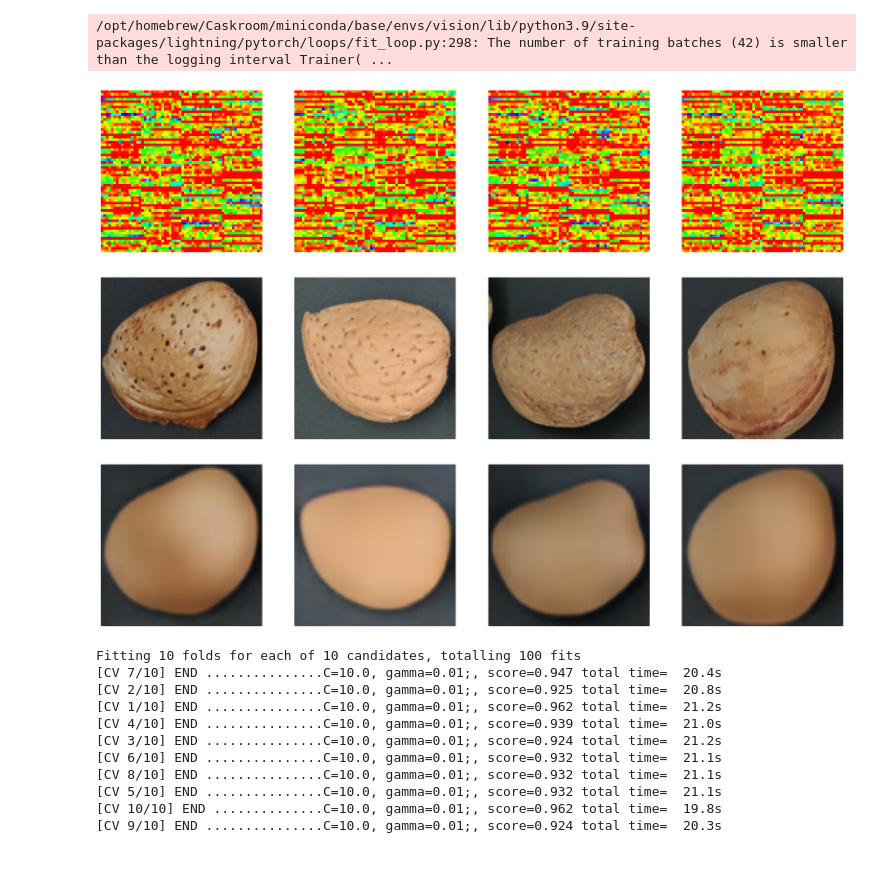
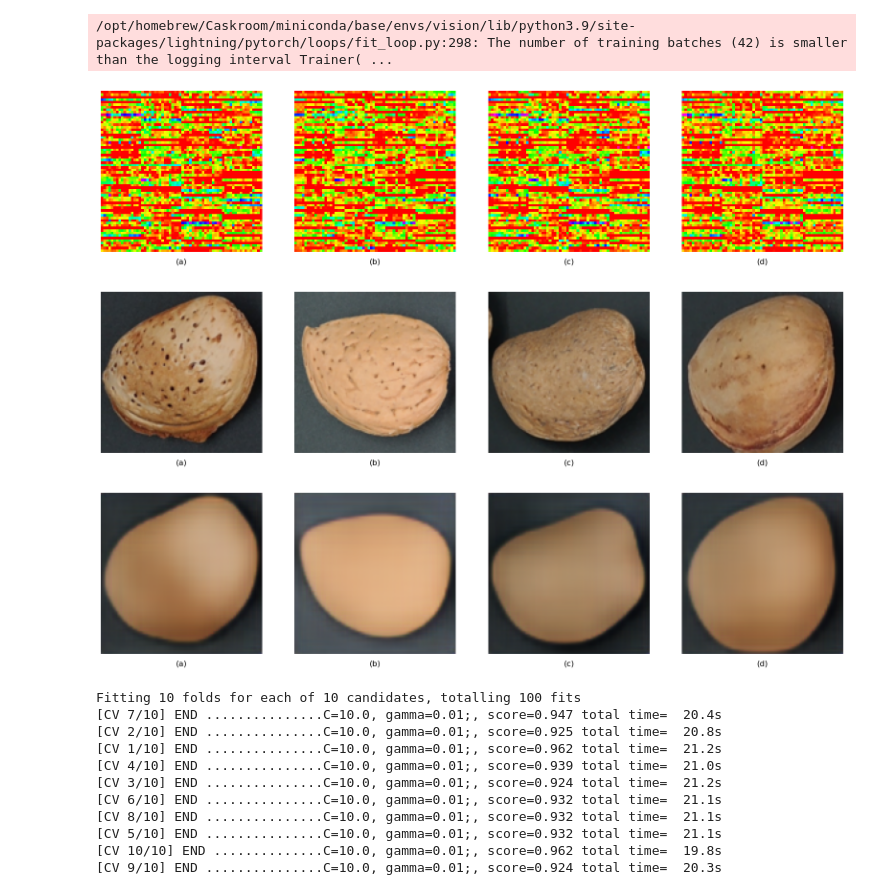
Before and after one commit to izzalDev/almont-classification, a Jupyter notebook: notebook/3_CAE_SVM.ipynb, the cells around one changed output. Saved outputs shown, nothing was run; the diff lists cells and outputs as text; code cells hidden in the pictures; blank space fills up the shorter version.

Commit message:
adding title to figure

```diff
--- a/notebook/3_CAE_SVM.ipynb
+++ b/notebook/3_CAE_SVM.ipynb
@@ -173,29 +173,32 @@ y_test = [dataset[i][1] for i in test_idx]
 # %%
 # VISUALIZE FEATURES, ORIGINAL, RECONSTRUCTED
 
 plt.figure(figsize=(20, 5))
 for i, class_name in enumerate(dataset.classes):
     plt.subplot(1, 4, i+1)
     plt.imshow(X_test_features[y_test.index(i)].reshape(64, 64, 1), cmap='hsv')
+    plt.title(f'({chr(i+97)})', y=-0.1)
     plt.axis('off')
 
 plt.figure(figsize=(20, 5))
 for i, class_name in enumerate(dataset.classes):
     plt.subplot(1, 4, i+1)
     plt.imshow(X_test[y_test.index(i)].permute(1, 2, 0))
+    plt.title(f'({chr(i+97)})', y=-0.1)
     plt.axis('off')
 
 plt.figure(figsize=(20, 5))
 for i, class_name in enumerate(dataset.classes):
     image = X_test[y_test.index(i)].unsqueeze(0)
     image = cae(image).detach()
     plt.subplot(1, 4, i+1)
     plt.imshow(image.permute(0, 2, 3, 1).squeeze(0))
+    plt.title(f'({chr(i+97)})', y=-0.1)
     plt.axis('off')
 # %% [output]
-[figure, old version]
+[figure, new version]
-[figure, old version]
+[figure, new version]
-[figure, old version]
+[figure, new version]
 # %%
 # HYPERPARAMETER TUNING (RSCV)
 
```
Also changed, not shown: parts of 3 cells of this notebook, 1 other file.
